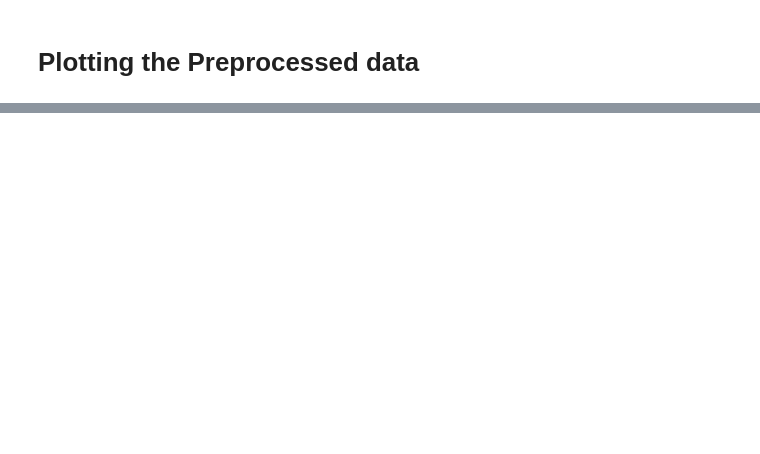
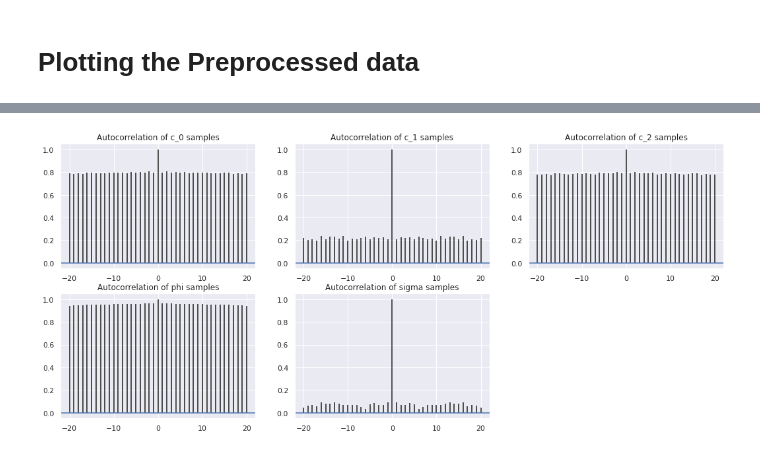
Before and after one commit to anirudhnair42/CS146_Assignments, a Jupyter notebook: Final_Project/Final_project.ipynb, the cells around one changed output, grey strips where cells are left out. Saved outputs shown, nothing was run; the diff lists cells and outputs as text; code cells hidden in the pictures; blank space fills up the shorter version.

```diff
--- a/Final_Project/Final_project.ipynb
+++ b/Final_Project/Final_project.ipynb
@@ -56,0 +70,21 @@ We begin by executing the most basic possible model to have a starting ground fr
+# %%
+# Plot sample autocorrelation for each parameter.
+def plot_acf(x):
+    '''
+    Plot the autocorrelation function for a series x. This corresponds to the
+    acf() function in R. The series x is detrended by subtracting the mean of
+    the series before computing the autocorrelation.
+    '''
+    from scipy import signal
+    plt.acorr(
+        x, maxlags=20, detrend=lambda x: signal.detrend(x, type='constant'))
+
+#display acf plots
+def display_acf_plots(posterior_samples,parameters):
+    plt.figure(figsize=(18, 16))
+    for param in range(len(parameters)):
+        #accomodate up to 12 param plots in a neat format
+        plt.subplot(4,3,param + 1)
+        plot_acf(posterior_samples[parameters[param]])
+        plt.title(f'Autocorrelation of {parameters[param]} samples')
+    plt.show()
@@ -56,0 +177,7 @@ We begin by executing the most basic possible model to have a starting ground fr
+# %%
+#compiling the input data that will be fed into all stan models hereon
+stan_data = {
+                'N': len(data['Dates'].values[:2000]),
+                'co2': data['CO2'].values[:2000],
+                'day': data['Dates'].values[:2000]
+            }
@@ -56,0 +259,9 @@ We begin by executing the most basic possible model to have a starting ground fr
+# %%
+# Extract the generated samples from the stan model
+linear_samples = linear_model_results.extract()
+# %%
+#autocorrelation plots
+linear_param = ['c_0', 'c_1', 'c_2','phi','sigma']
+display_acf_plots(linear_samples,linear_param)
+# %% [output]
+[figure, added]
```
Also changed, not shown: parts of 59 cells of this notebook, 1 other file.
